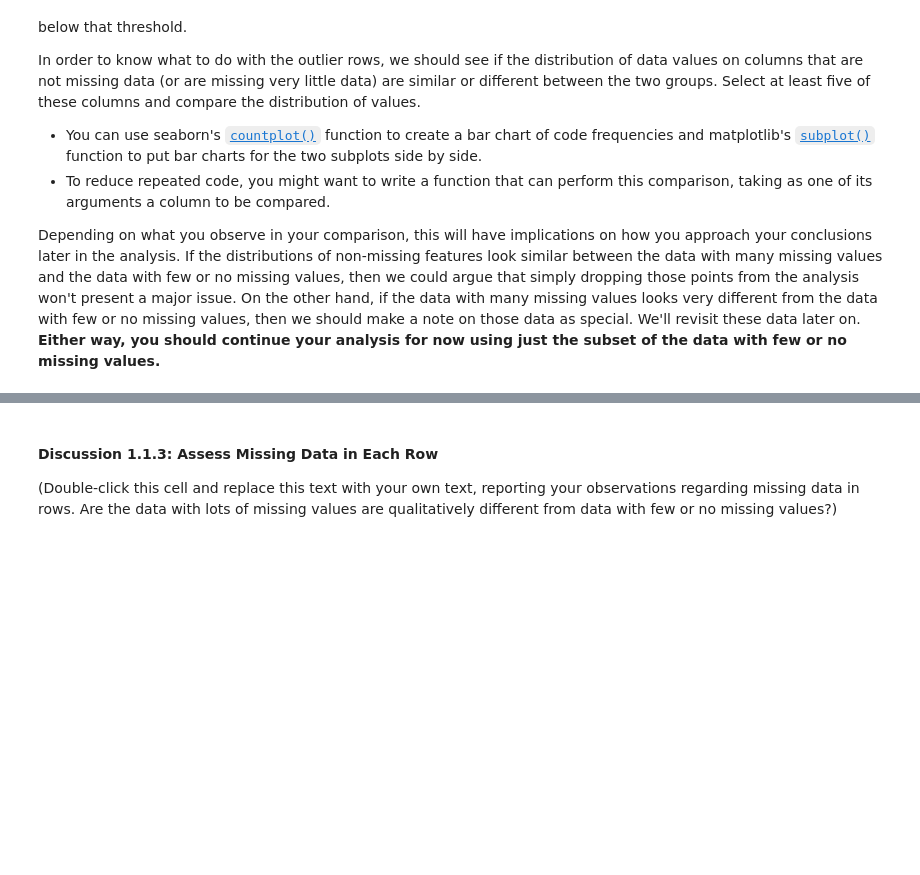
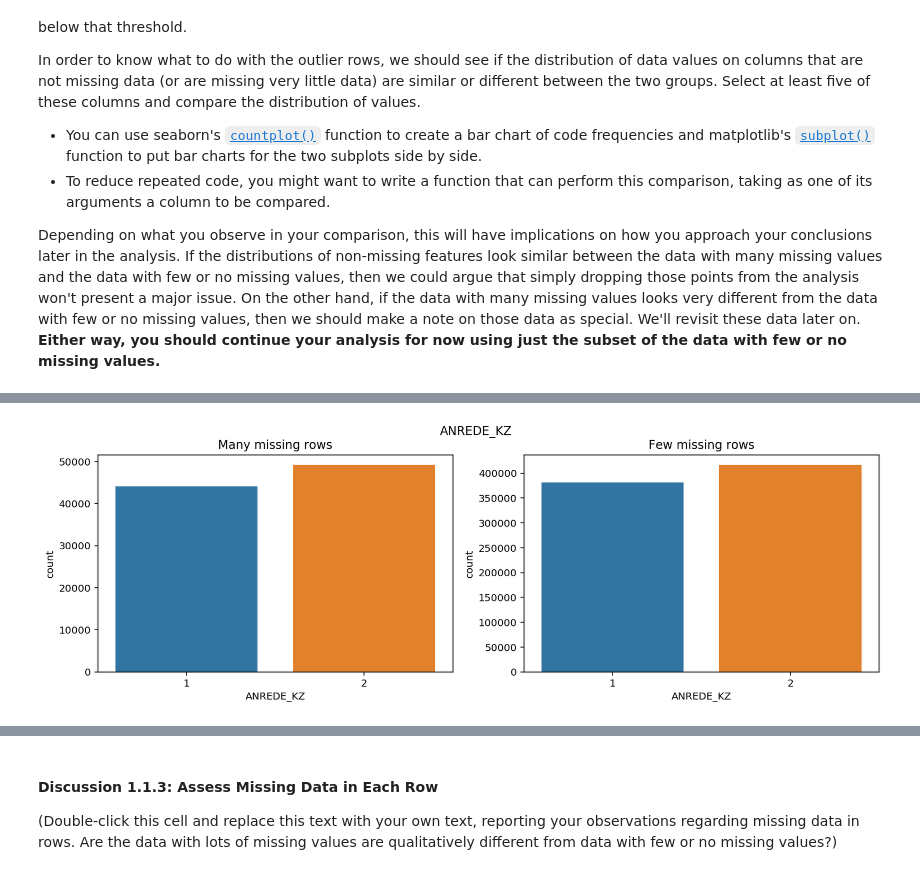
Before and after one commit to vasilkosturski/udacity-ml-intro, a Jupyter notebook: unsupervised-learning/creating-customer-segments/Identify_Customer_Segments.ipynb, the cells around one changed output, grey strips where cells are left out. Saved outputs shown, nothing was run; the diff lists cells and outputs as text; code cells hidden in the pictures; blank space fills up the shorter version.

```diff
--- a/unsupervised-learning/creating-customer-segments/Identify_Customer_Segments.ipynb
+++ b/unsupervised-learning/creating-customer-segments/Identify_Customer_Segments.ipynb
@@ -182,0 +283,4 @@ Depending on what you observe in your comparison, this will have implications on
+# %%
+plot_compare('ANREDE_KZ')
+# %% [output]
+[figure, added]
```
Also changed, not shown: parts of 28 cells of this notebook.
